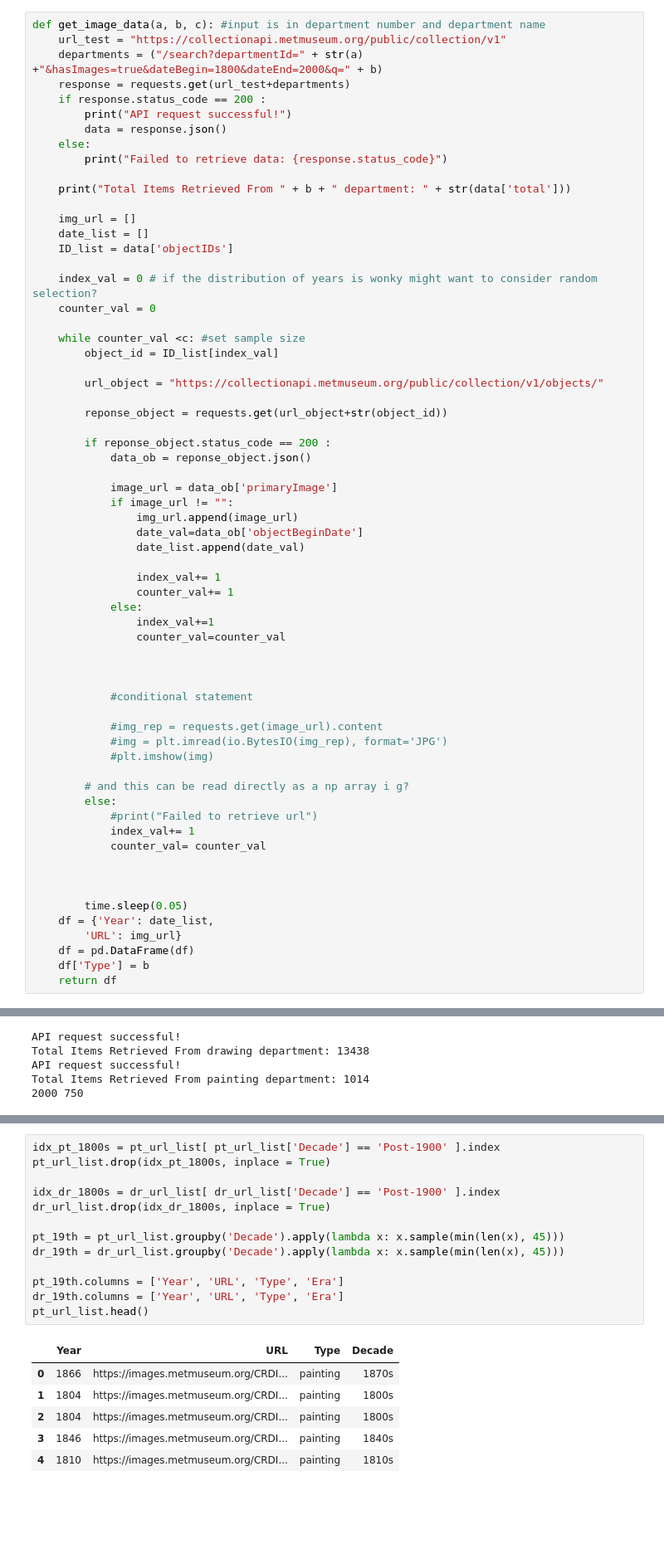
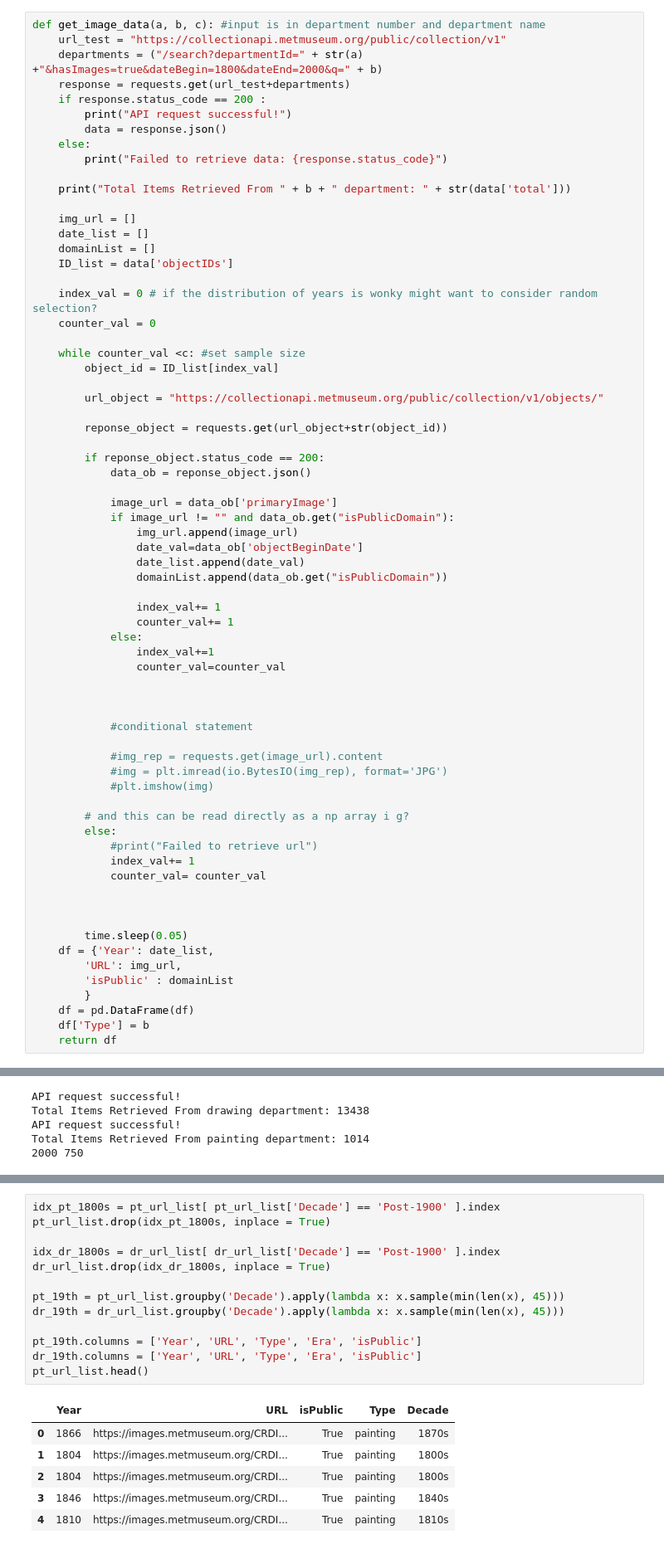
Before and after one commit to Seble-Al/DS_4002_Project3, a Jupyter notebook: SCRIPTS/proj_3_data_cleaning.ipynb, the cells around one changed output, grey strips where cells are left out. Shown at 83% size. Saved outputs shown, nothing was run; the diff lists cells and outputs as text; blank space fills up the shorter version.

```diff
--- a/SCRIPTS/proj_3_data_cleaning.ipynb
+++ b/SCRIPTS/proj_3_data_cleaning.ipynb
@@ -47,6 +47,7 @@ def get_image_data(a, b, c): #input is in department number and department name
 
     img_url = []
     date_list = []
+    domainList = []
     ID_list = data['objectIDs']
 
     index_val = 0 # if the distribution of years is wonky might want to consider random selection?
@@ -59,14 +60,15 @@ def get_image_data(a, b, c): #input is in department number and department name
 
         reponse_object = requests.get(url_object+str(object_id))
 
-        if reponse_object.status_code == 200 :
+        if reponse_object.status_code == 200:
             data_ob = reponse_object.json()
 
             image_url = data_ob['primaryImage']
-            if image_url != "":
+            if image_url != "" and data_ob.get("isPublicDomain"):
                 img_url.append(image_url)
                 date_val=data_ob['objectBeginDate']
                 date_list.append(date_val)
+                domainList.append(data_ob.get("isPublicDomain"))
 
                 index_val+= 1
                 counter_val+= 1
@@ -92,7 +94,9 @@ def get_image_data(a, b, c): #input is in department number and department name
 
         time.sleep(0.05)
     df = {'Year': date_list,
-        'URL': img_url}
+        'URL': img_url,
+        'isPublic' : domainList
+        }
     df = pd.DataFrame(df)
     df['Type'] = b
     return df
@@ -184,23 +188,23 @@ dec_column(dr_url_list)
 # %%
 idx_pt_1800s = pt_url_list[ pt_url_list['Decade'] == 'Post-1900' ].index
 pt_url_list.drop(idx_pt_1800s, inplace = True)
 
 idx_dr_1800s = dr_url_list[ dr_url_list['Decade'] == 'Post-1900' ].index
 dr_url_list.drop(idx_dr_1800s, inplace = True)
 
 pt_19th = pt_url_list.groupby('Decade').apply(lambda x: x.sample(min(len(x), 45)))
 dr_19th = dr_url_list.groupby('Decade').apply(lambda x: x.sample(min(len(x), 45)))
 
-pt_19th.columns = ['Year', 'URL', 'Type', 'Era']
-dr_19th.columns = ['Year', 'URL', 'Type', 'Era']
+pt_19th.columns = ['Year', 'URL', 'Type', 'Era', 'isPublic']
+dr_19th.columns = ['Year', 'URL', 'Type', 'Era', 'isPublic']
 pt_url_list.head()
 # %% [output]
-|  | Year | URL | Type | Decade |
-| 0 | 1866 | https://images.metmuseum.org/CRDI... | painting | 1870s |
-| 1 | 1804 | https://images.metmuseum.org/CRDI... | painting | 1800s |
-| 2 | 1804 | https://images.metmuseum.org/CRDI... | painting | 1800s |
-| 3 | 1846 | https://images.metmuseum.org/CRDI... | painting | 1840s |
-| 4 | 1810 | https://images.metmuseum.org/CRDI... | painting | 1810s |
+|  | Year | URL | isPublic | Type | Decade |
+| 0 | 1866 | https://images.metmuseum.org/CRDI... | True | painting | 1870s |
+| 1 | 1804 | https://images.metmuseum.org/CRDI... | True | painting | 1800s |
+| 2 | 1804 | https://images.metmuseum.org/CRDI... | True | painting | 1800s |
+| 3 | 1846 | https://images.metmuseum.org/CRDI... | True | painting | 1840s |
+| 4 | 1810 | https://images.metmuseum.org/CRDI... | True | painting | 1810s |
 # %%
 
 pt_years = pt_url_list['Year']
```
Also changed, not shown: parts of 10 cells of this notebook, 3 other files.
